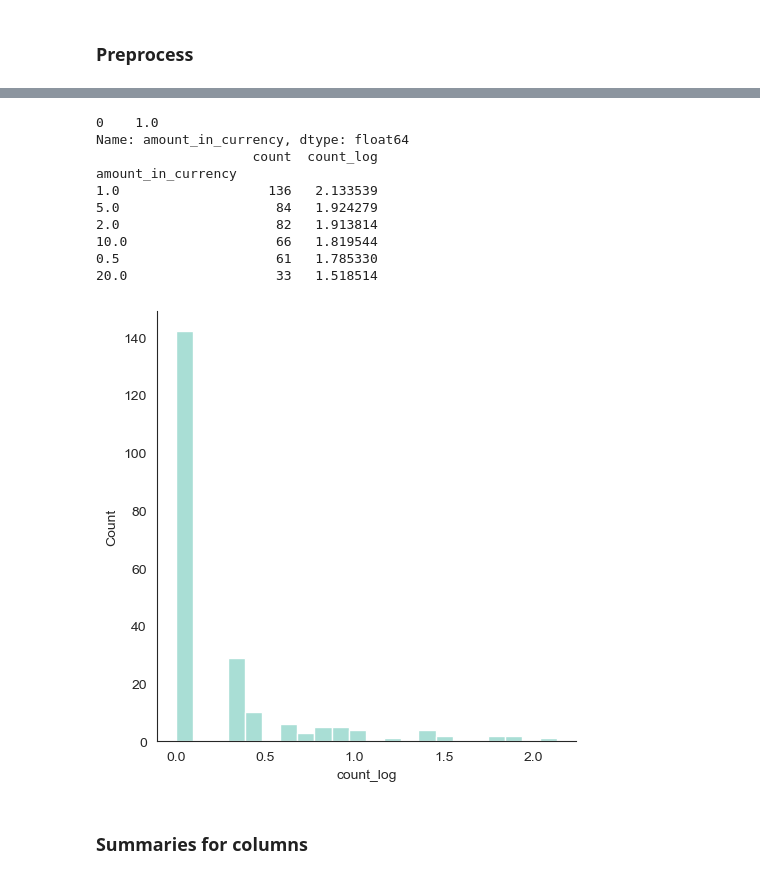
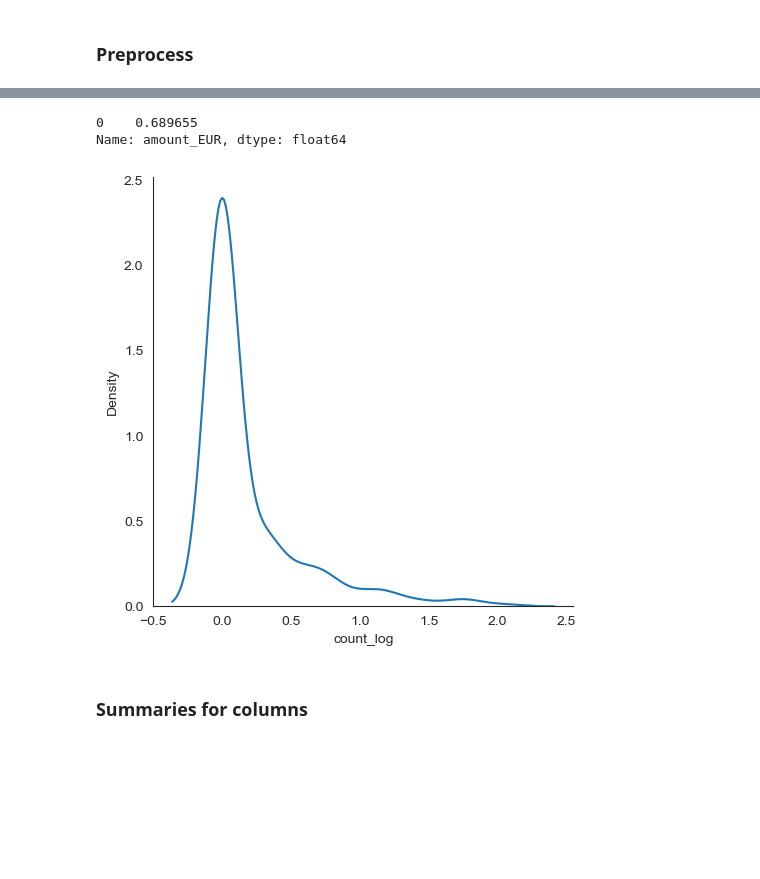
Before and after one commit to ankristov/ml_projects, a Jupyter notebook: Reasons of Failed Transactions (python, Tableau)/notebook.ipynb, the cells around one changed output, grey strips where cells are left out. Saved outputs shown, nothing was run; the diff lists cells and outputs as text; code cells hidden in the pictures; blank space fills up the shorter version.

```diff
--- a/Reasons of Failed Transactions (python, Tableau)/notebook.ipynb
+++ b/Reasons of Failed Transactions (python, Tableau)/notebook.ipynb
@@ -150,27 +173,19 @@ None
 | 3 | 5aa68c655e0ca1e57bcf4a70c26915181... | 660054a4565377c6e43ff7709abf56d84... | CAD | Executed | v3 | not_defined | not_defined | 365a3d703f257f52adde00af51c7f4897... | ... |
 | 4 | 1d72b60adefab1066d7421d72a2c3abb3... | 0090e57640ed78b0c16ac4606a6773769... | CAD | Executed | v3 | not_defined | not_defined | 64c370a753b1db282770cdbf2aba5434a... | ... |
 # %%
-# mode of amount_in_currency
-s = df.sample(1000)['amount_in_currency']
+# histogram of amount_in_currency
+s = df.sample(1000)['amount_EUR']
 print(s.mode())
 
 s_df = s.value_counts().sort_values(ascending=False).to_frame()
 s_df['count_log'] = np.log10(s_df['count'])
-print(s_df[:20])
+# print(s_df[:20])
 
-sns.displot(x=s_df['count_log'])
+sns.displot(x=s_df['count_log'], kind='kde')
 plt.show()
 # %% [output]
-0    1.0
-Name: amount_in_currency, dtype: float64
-                    count  count_log
-amount_in_currency
-1.0                   136   2.133539
-5.0                    84   1.924279
-2.0                    82   1.913814
-10.0                   66   1.819544
-0.5                    61   1.785330
-20.0                   33   1.518514
+0    0.689655
+Name: amount_EUR, dtype: float64
-[figure, old version]
+[figure, new version]
 # %% [markdown]
 ### Summaries for columns
```
Also changed, not shown: parts of 24 cells of this notebook, 3 other files.
